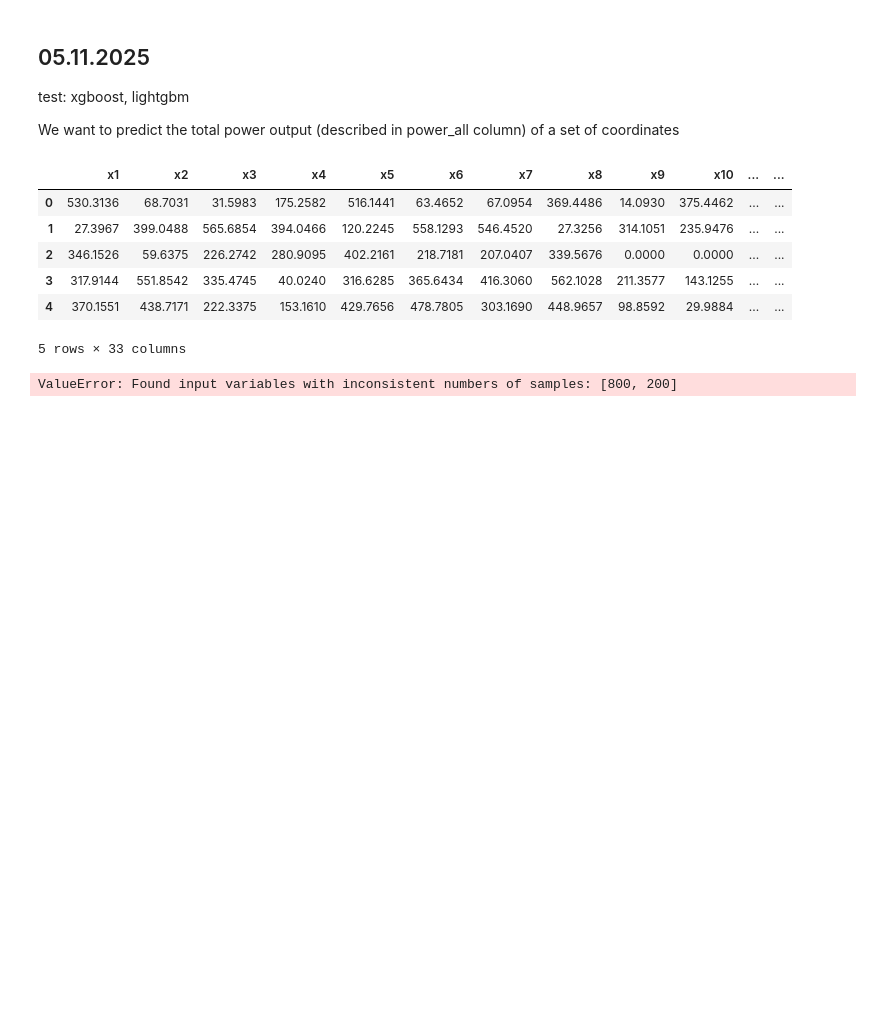
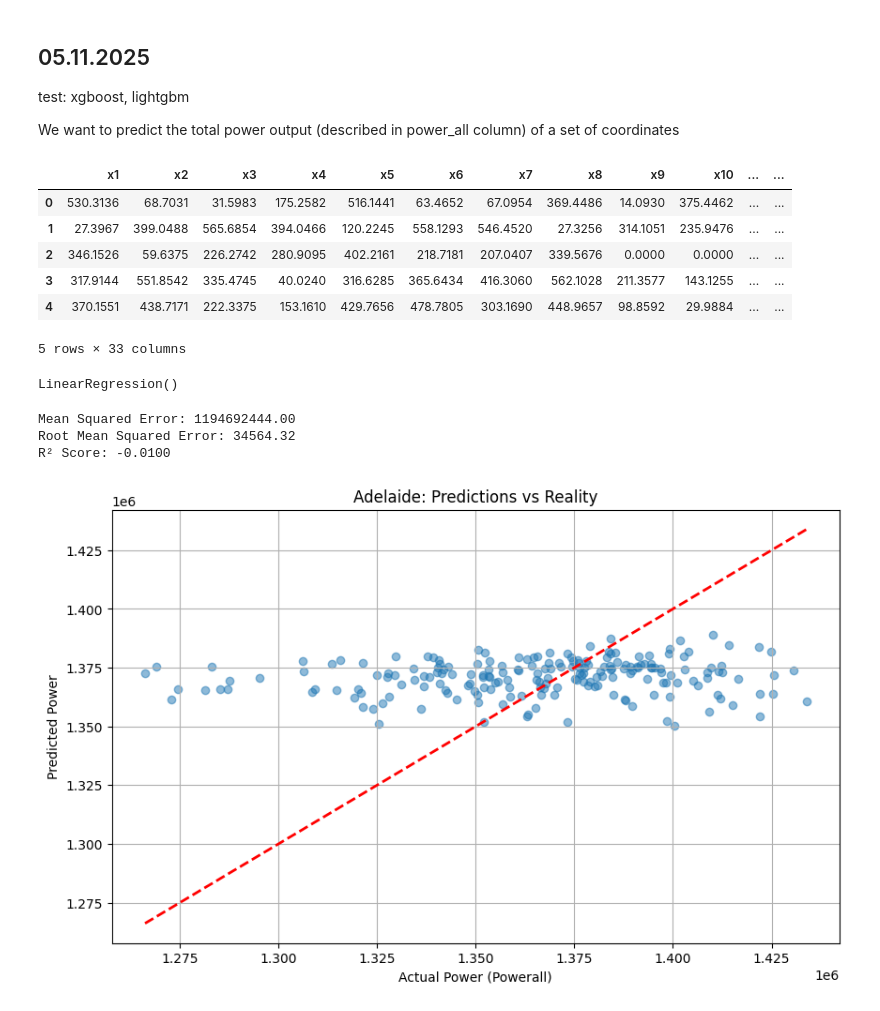
Before and after one commit to vect000r/datascience, a Jupyter notebook: WEC/WEC.ipynb, the cells around one changed output. Saved outputs shown, nothing was run; the diff lists cells and outputs as text; code cells hidden in the pictures; blank space fills up the shorter version.

Commit message:
adding predictions

```diff
--- a/WEC/WEC.ipynb
+++ b/WEC/WEC.ipynb
@@ -79,7 +80,8 @@ y = adelaide_df[target].values[:1000]
 
 
 
-X_train, y_train, X_test, y_test = train_test_split(X, y, test_size=0.2, random_state=37)
+
+X_train, X_test, y_train, y_test = train_test_split(X, y, test_size=0.2, random_state=37)
 # %%
 # Fit the model
 
@@ -89,4 +91,33 @@ model = LinearRegression()
 
 model.fit(X_train, y_train)
 # %% [output]
-ValueError: Found input variables with inconsistent numbers of samples: [800, 200]
+LinearRegression()
+# %%
+# Make predictions on test set
+y_pred = model.predict(X_test)
+
+# Calculate evaluation metrics
+mse = mean_squared_error(y_test, y_pred)
+rmse = np.sqrt(mse)
+r2 = r2_score(y_test, y_pred)
+
+print(f"Mean Squared Error: {mse:.2f}")
+print(f"Root Mean Squared Error: {rmse:.2f}")
+print(f"R² Score: {r2:.4f}")
+# %% [output]
+Mean Squared Error: 1194692444.00
+Root Mean Squared Error: 34564.32
+R² Score: -0.0100
+# %%
+# Visualize predictions vs actual values
+
+plt.figure(figsize=(10, 6))
+plt.scatter(y_test, y_pred, alpha=0.5)
+plt.plot([y_test.min(), y_test.max()], [y_test.min(), y_test.max()], 'r--', lw=2)
+plt.xlabel('Actual Power (Powerall)')
+plt.ylabel('Predicted Power')
+plt.title('Adelaide: Predictions vs Reality')
+plt.grid(True)
+plt.show()
+# %% [output]
+[figure, added]
```
Also changed, not shown: parts of 1 cell of this notebook.
